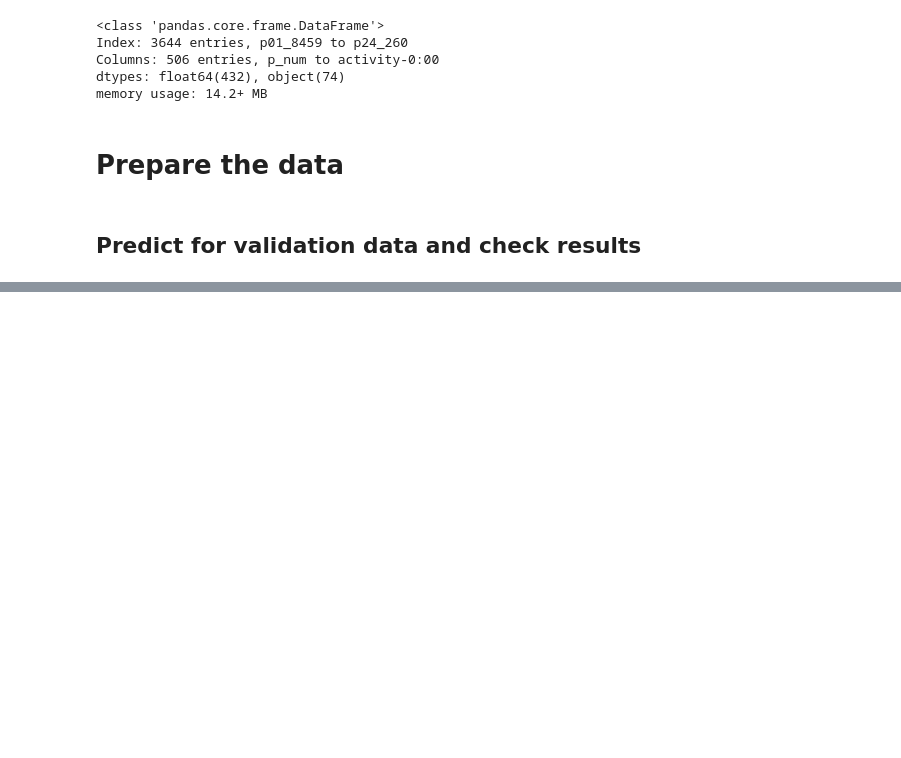
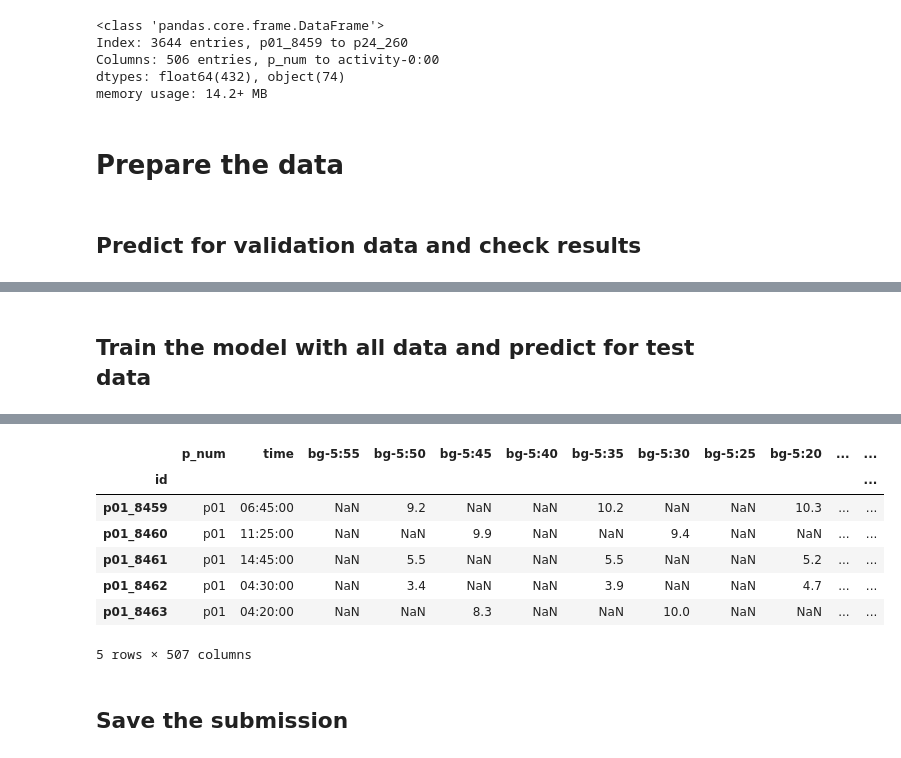
Before and after one commit to masaver/brist1d, a Jupyter notebook: notebooks/ralf/modelling/3.30-global-model-bg-insulin-cals-hr-steps-1hs-5min/03-baseline-model-v0.0-2.3830.ipynb, the cells around one changed output, grey strips where cells are left out. Cells and saved outputs as stored; diff of their text form; code cells hidden in the pictures; blank space fills up the shorter version.

```diff
--- a/notebooks/ralf/modelling/3.30-global-model-bg-insulin-cals-hr-steps-1hs-5min/03-baseline-model-v0.0-2.3830.ipynb
+++ b/notebooks/ralf/modelling/3.30-global-model-bg-insulin-cals-hr-steps-1hs-5min/03-baseline-model-v0.0-2.3830.ipynb
@@ -203,20 +200,12 @@ get_rmse_line_chart(performances).show()
-# %%
-import numpy as np
-from pipelines import pipeline
-
-all_train_data = pipeline.fit_transform(pd.concat([train_data, additional_train_data], axis=0))
-all_train_data_transformed = pipeline.fit_transform(all_train_data)
-test_data_transformed = pipeline.transform(test_data)
-
-X_train = all_train_data_transformed.drop(columns=['bg+1:00'])
-y_train = all_train_data_transformed['bg+1:00']
-X_test = test_data_transformed.drop(columns=['bg+1:00'])
-
-baseline_model.fit(X_train, y_train)
+# %% [markdown]
+## Train the model with all data and predict for test data
 # %%
+import numpy as np
+
+baseline_model.fit(pd.concat([X_train, X_augmented_train]), pd.concat([y_train, y_augmented_train]))
 y_pred = baseline_model.predict(X_test)
-test_data['bg+1:00'] = y_pred
 
+# do a sanity check, we should not have negative values
 if np.sum(y_pred < 0) > 0:
     print(f'Number of negative values: {np.sum(y_pred < 0)}')
     bg_min_train = np.min(y_train)
@@ -225,3 +214,4 @@ if np.sum(y_pred < 0) > 0:
 
 test_data['bg+1:00'] = y_pred
 test_data.head()
+# %% [output]
@@ -228,2 +230,12 @@ test_data.head()
+|  | p_num | time | bg-5:55 | bg-5:50 | bg-5:45 | bg-5:40 | bg-5:35 | bg-5:30 | bg-5:25 | bg-5:20 | ... | ... |
+| id |  |  |  |  |  |  |  |  |  |  |  | ... |
+| p01_8459 | p01 | 06:45:00 | NaN | 9.2 | NaN | NaN | 10.2 | NaN | NaN | 10.3 | ... | ... |
+| p01_8460 | p01 | 11:25:00 | NaN | NaN | 9.9 | NaN | NaN | 9.4 | NaN | NaN | ... | ... |
+| p01_8461 | p01 | 14:45:00 | NaN | 5.5 | NaN | NaN | 5.5 | NaN | NaN | 5.2 | ... | ... |
+| p01_8462 | p01 | 04:30:00 | NaN | 3.4 | NaN | NaN | 3.9 | NaN | NaN | 4.7 | ... | ... |
+| p01_8463 | p01 | 04:20:00 | NaN | NaN | 8.3 | NaN | NaN | 10.0 | NaN | NaN | ... | ... |
+5 rows × 507 columns
+# %% [markdown]
+## Save the submission
 # %%
 submission = pd.DataFrame(test_data['bg+1:00'])
```
Also changed, not shown: parts of 9 cells of this notebook, 26 other files.
